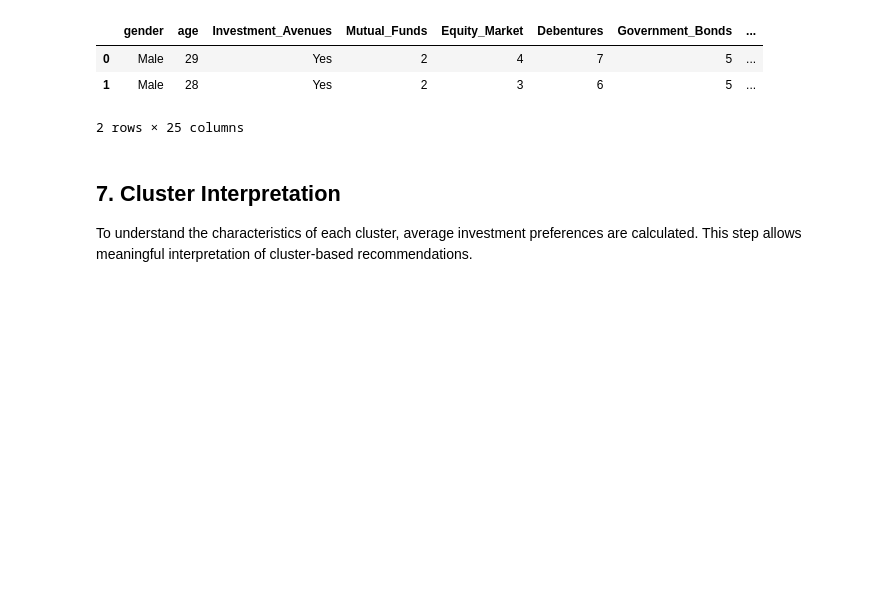
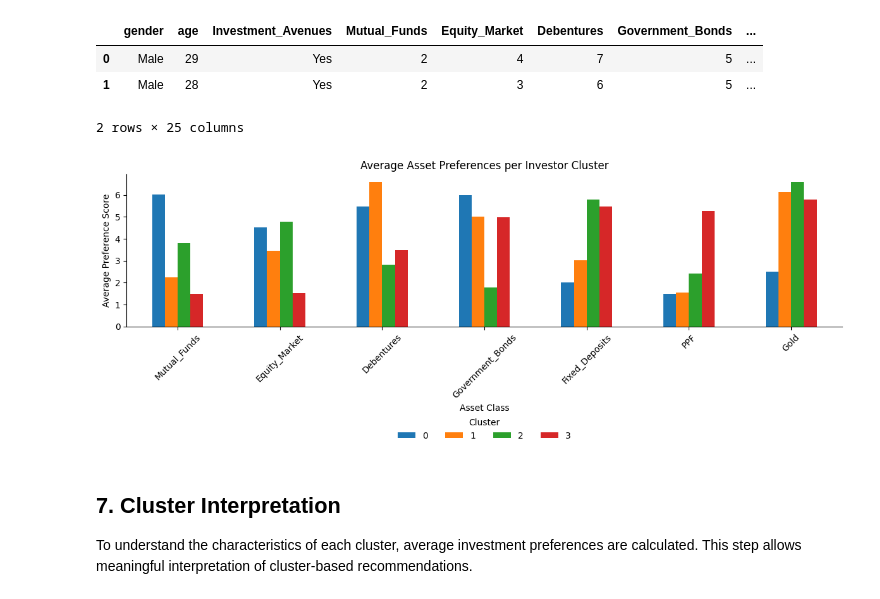
Before and after one commit to sank-hub/Ai-Financial-Advisor, a Jupyter notebook: recommender.ipynb, the cells around one changed output. Saved outputs shown, nothing was run; the diff lists cells and outputs as text; code cells hidden in the pictures; blank space fills up the shorter version.

Commit message:
Update EDA insights and visualizations

```diff
--- a/recommender.ipynb
+++ b/recommender.ipynb
@@ -86,6 +86,42 @@ df_users.head(2)
 | 0 | Male | 29 | Yes | 2 | 4 | 7 | 5 | ... |
 | 1 | Male | 28 | Yes | 2 | 3 | 6 | 5 | ... |
 2 rows × 25 columns
+# %%
+asset_cols = [
+    'Mutual_Funds', 'Equity_Market', 'Debentures',
+    'Government_Bonds', 'Fixed_Deposits', 'PPF', 'Gold'
+]
+
+cluster_means = df_users.groupby('Cluster')[asset_cols].mean()
+
+ax = cluster_means.T.plot(
+    kind='bar',
+    figsize=(12, 6)
+)
+
+ax.spines["top"].set_visible(False)
+ax.spines["right"].set_visible(False)
+
+ax.grid(False)
+
+ax.set_title('Average Asset Preferences per Investor Cluster')
+ax.set_xlabel('Asset Class')
+ax.set_ylabel('Average Preference Score')
+
+plt.xticks(rotation=45)
+
+ax.legend(
+    title='Cluster',
+    loc='upper center',
+    bbox_to_anchor=(0.5, -0.55),
+    ncol=len(cluster_means),
+    frameon=False
+)
+
+plt.tight_layout()
+plt.show()
+# %% [output]
+[figure, added]
 # %% [markdown]
 ## 7. Cluster Interpretation
 To understand the characteristics of each cluster, average investment preferences are calculated. This step allows meaningful interpretation of cluster-based recommendations.
```
Also changed, not shown: 3 other files.
